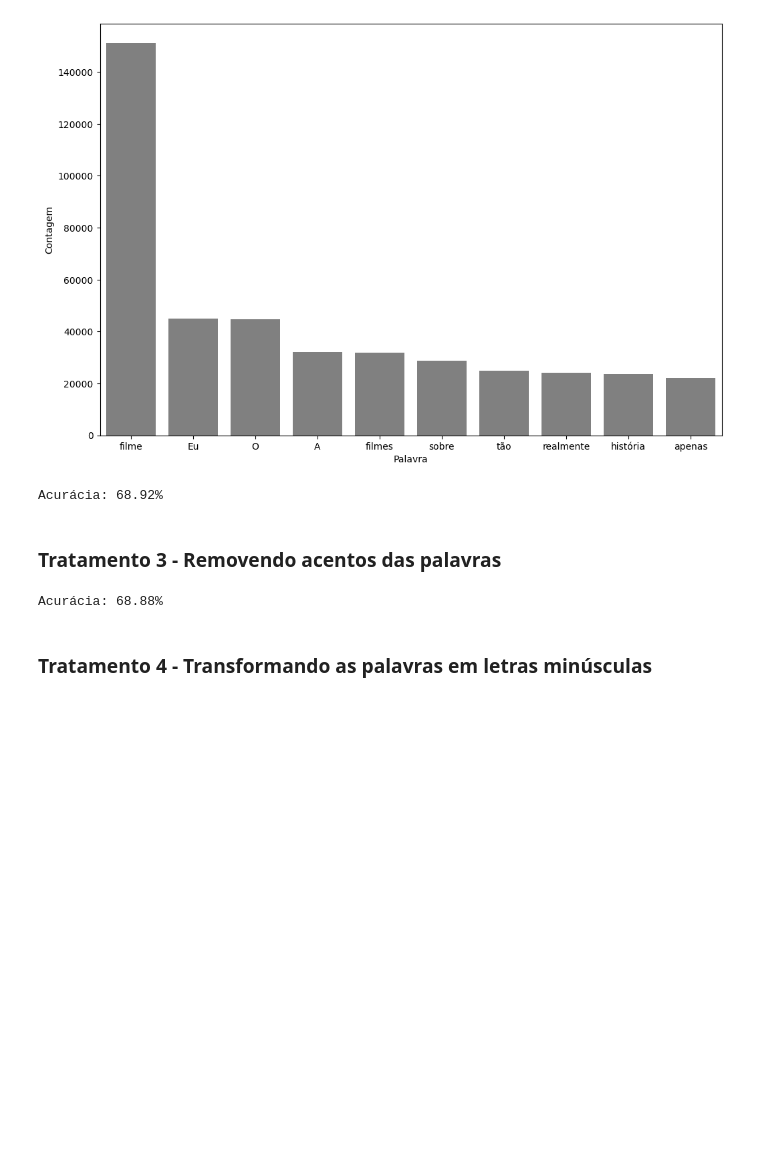
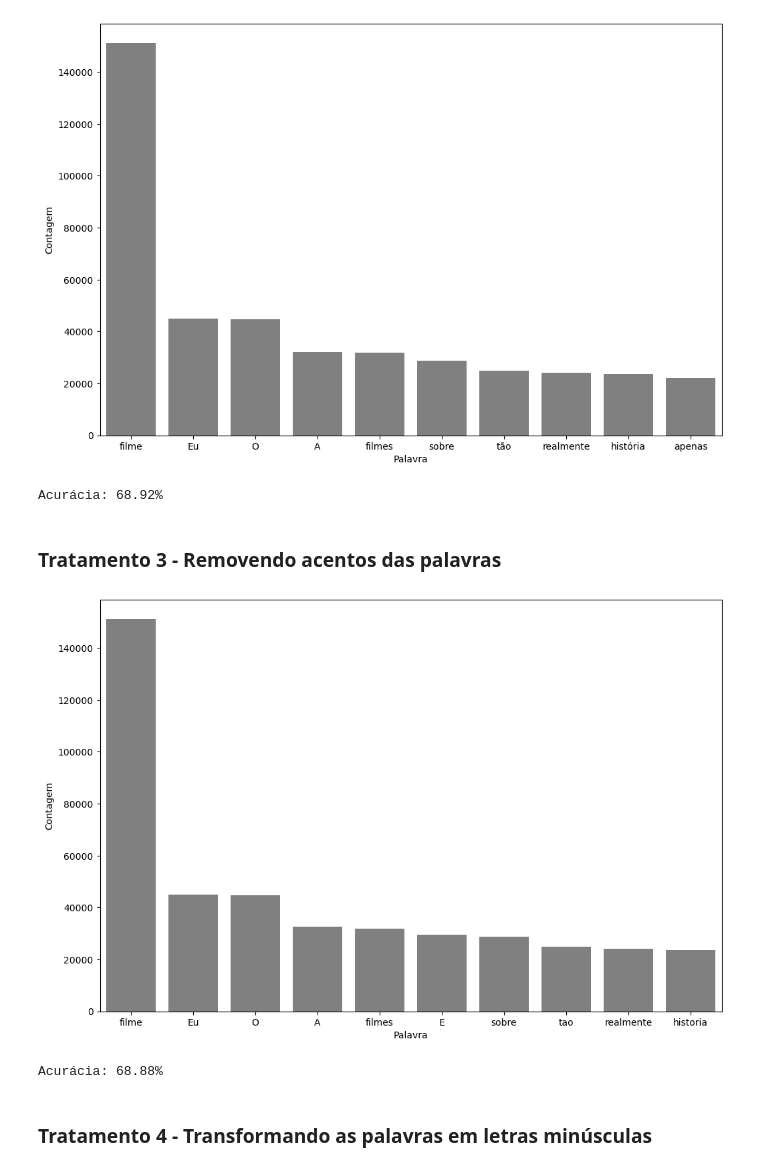
Before and after one commit to CrisNakamura/estudo_nlp, a Jupyter notebook: projeto_nlp.ipynb, the cells around one changed output. Drawn from its saved outputs; the diff is of its cells as text; code cells hidden in the pictures; blank space fills up the shorter version.

```diff
--- a/projeto_nlp.ipynb
+++ b/projeto_nlp.ipynb
@@ -252,6 +252,10 @@ for opiniao in resenha["tratamento_3"]:
     frase_processada.append(' '.join(nova_frase))
 
 resenha["tratamento_3"] = frase_processada
+# %%
+pareto(resenha, 'tratamento_3', 10)
+# %% [output]
+[figure, added]
 # %%
 acuracia_tratamento_3 = classificar_texto(resenha, 'tratamento_3', 'classificacao')
 print(f'Acurácia: {round(acuracia_tratamento_3 * 100, 2)}%')
```
Also changed, not shown: parts of 7 cells of this notebook.
